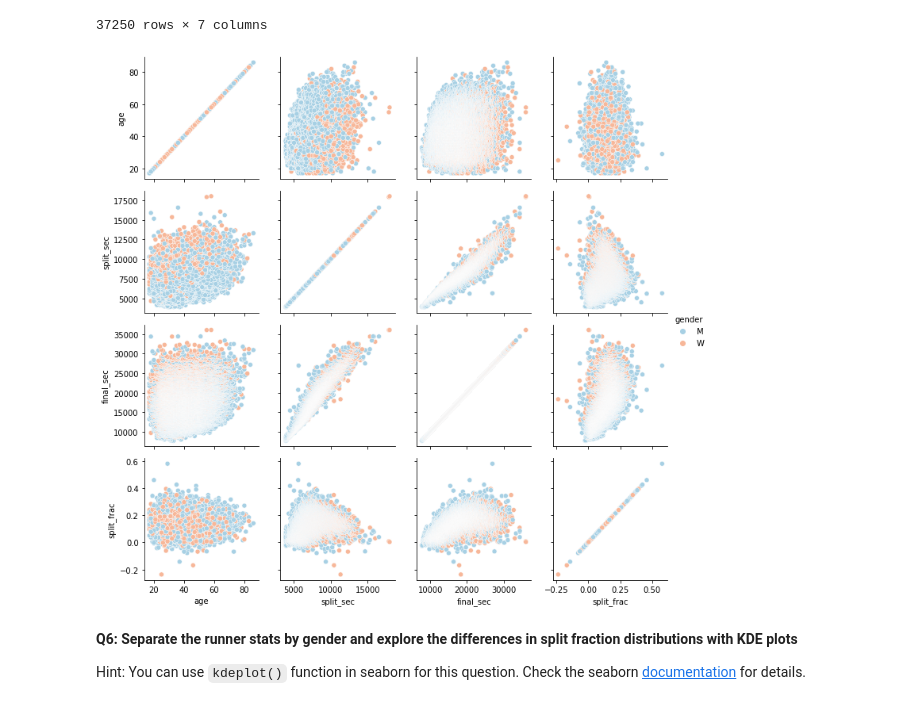
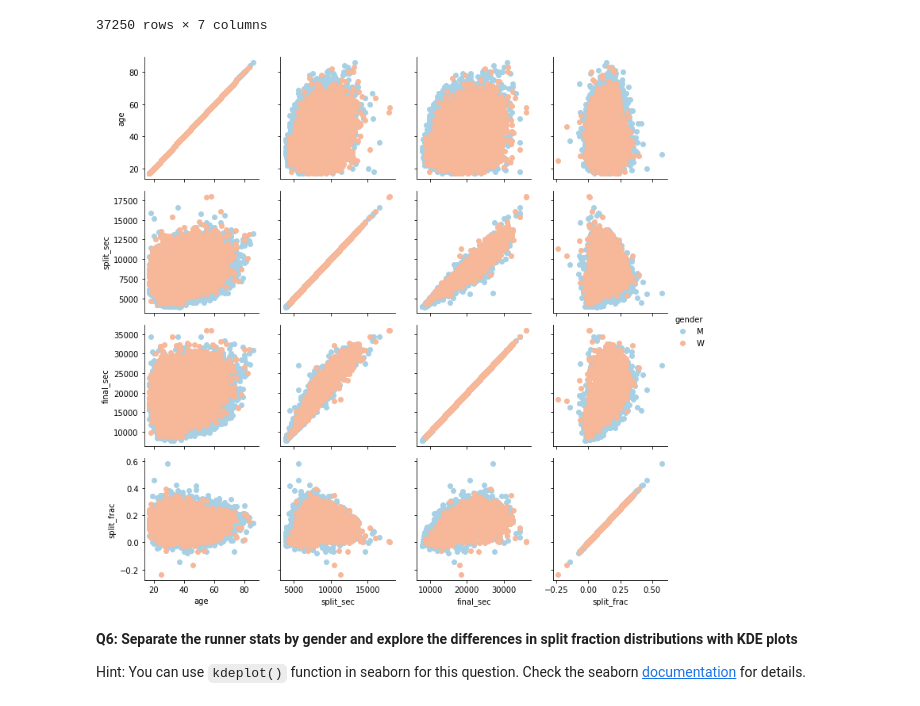
Before and after one commit to MaxHenk/2022_Intro_Python, a Jupyter notebook: Exercises/W4_S2.ipynb, the cells around one changed output. Cells and saved outputs as stored; diff of their text form; code cells hidden in the pictures.

```diff
--- a/Exercises/W4_S2.ipynb
+++ b/Exercises/W4_S2.ipynb
@@ -144,11 +144,11 @@ age, split_sec, final_sec, and split_frac
 37250 rows × 7 columns
 # %%
 g = sns.PairGrid(data, vars=['age','split_sec','final_sec','split_frac'],hue='gender',palette='RdBu_r')
-g.map(sns.scatterplot)
+g.map(plt.scatter)
 # Add legend here.
 g.add_legend();
 # %% [output]
-[figure, old version]
+[figure, new version]
 # %% [markdown]
 **Q6: Separate the runner stats by gender and explore the differences in split fraction distributions with KDE plots**
 
```
Also changed, not shown: parts of 2 cells of this notebook.
